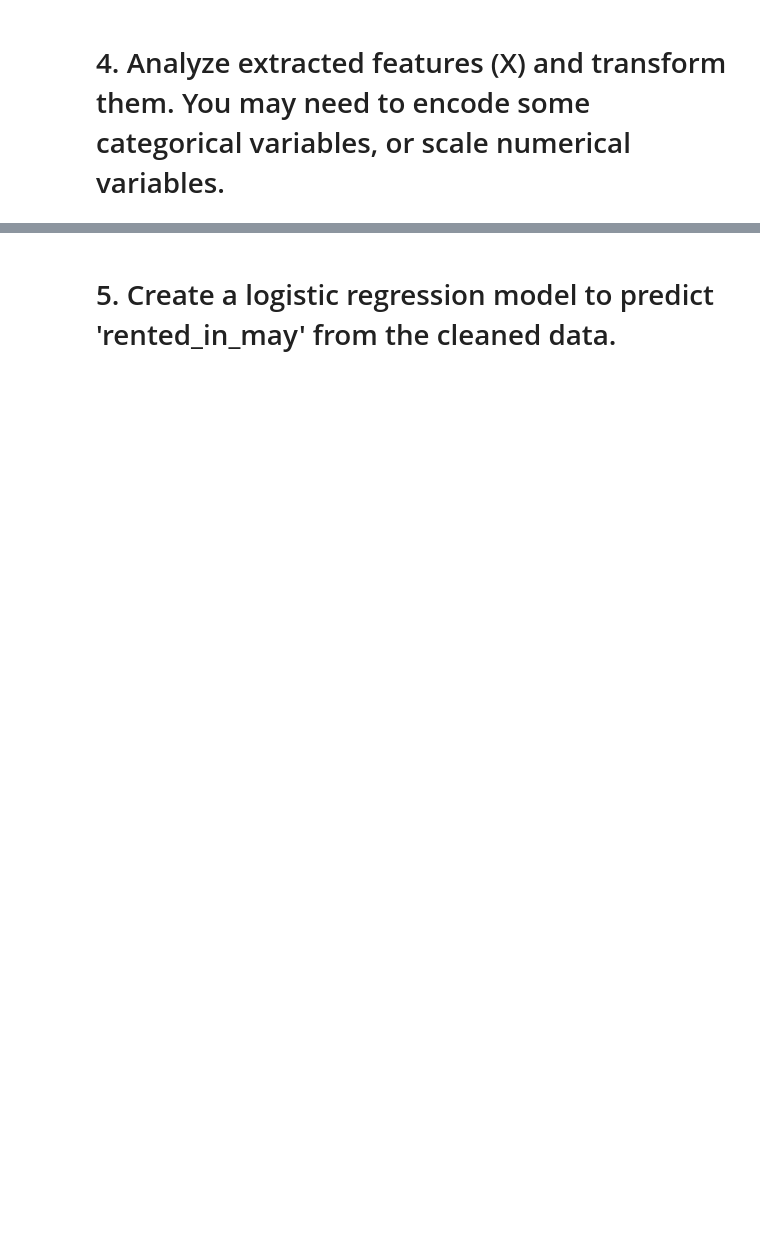
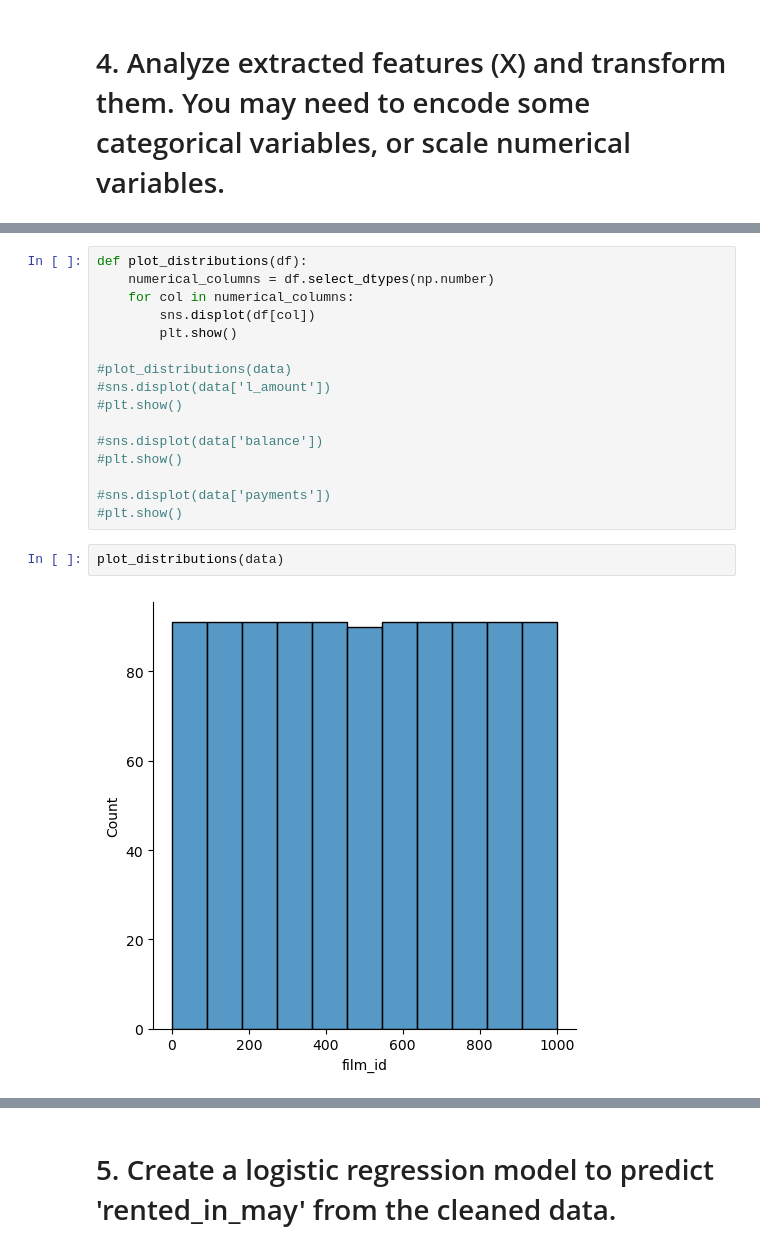
Before and after one commit to Simran2809/lab-predictions-logistic-regression, a Jupyter notebook: Lab_Making predictions with logistic regression.ipynb, the cells around one changed output, grey strips where cells are left out. Saved outputs shown, nothing was run; the diff lists cells and outputs as text; blank space fills up the shorter version.

```diff
--- a/Lab_Making predictions with logistic regression.ipynb
+++ b/Lab_Making predictions with logistic regression.ipynb
@@ -181,0 +183,20 @@ Name: special_features, dtype: int64
+# %%
+def plot_distributions(df):
+    numerical_columns = df.select_dtypes(np.number)
+    for col in numerical_columns:
+        sns.displot(df[col])
+        plt.show()
+
+#plot_distributions(data)
+#sns.displot(data['l_amount'])
+#plt.show()
+
+#sns.displot(data['balance'])
+#plt.show()
+
+#sns.displot(data['payments'])
+#plt.show()
+# %%
+plot_distributions(data)
+# %% [output]
+[figure, added]
```
Also changed, not shown: parts of 33 cells of this notebook.
